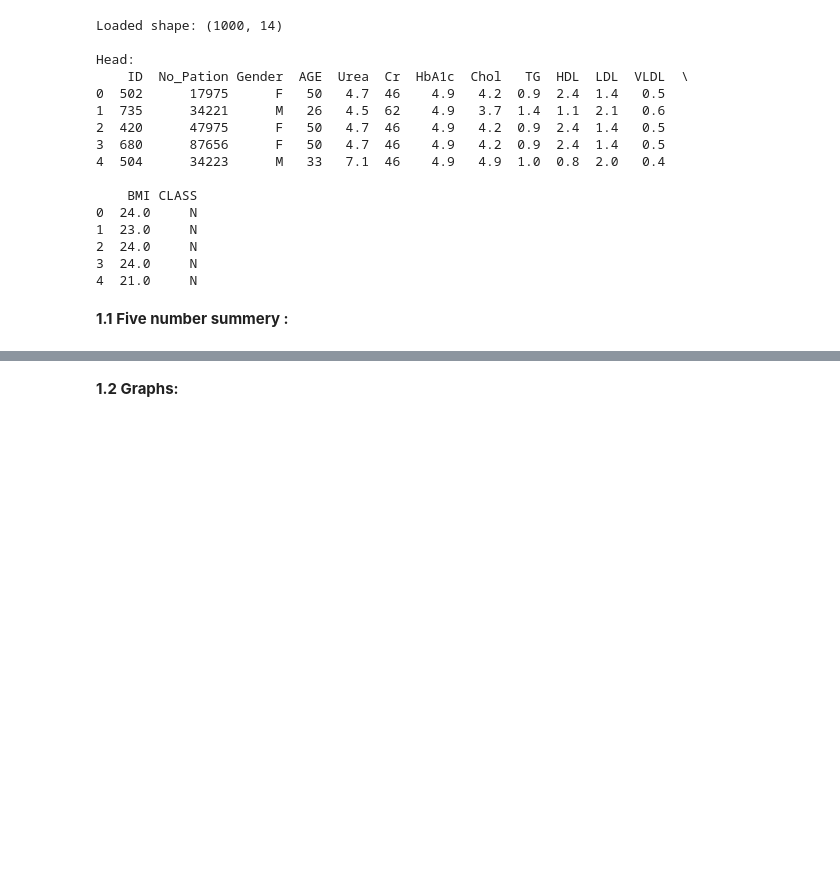
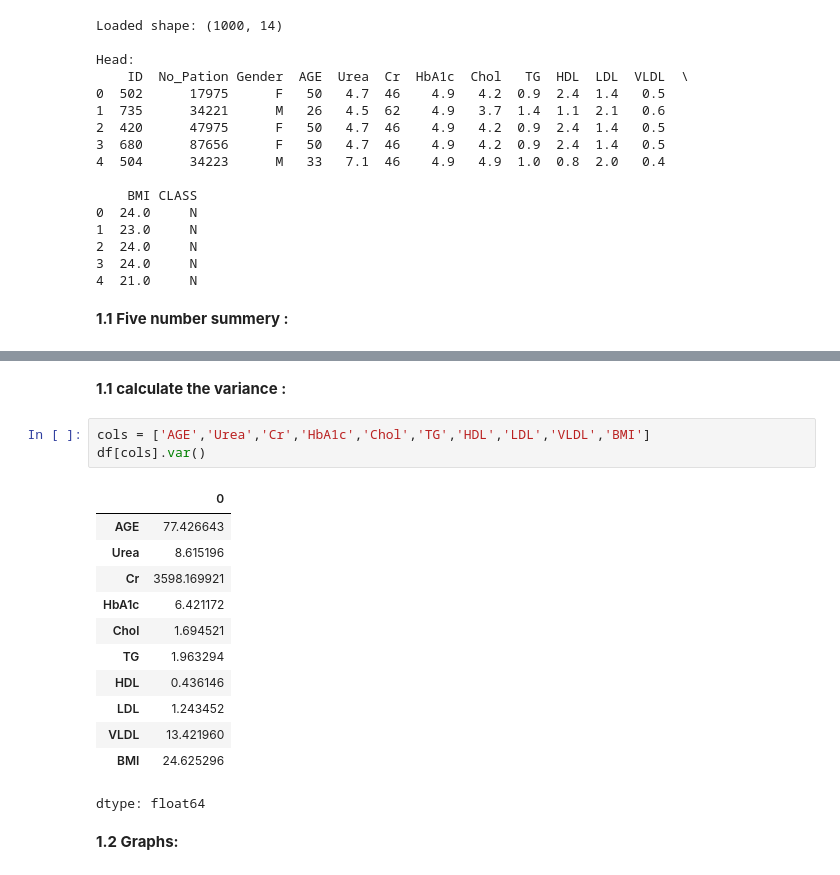
Before and after one commit to yaraaldos/Diabetes-risk-prediction, a Jupyter notebook: Phase2.ipynb, the cells around one changed output, grey strips where cells are left out. Cells and saved outputs as stored; diff of their text form; blank space fills up the shorter version.

```diff
--- a/Phase2.ipynb
+++ b/Phase2.ipynb
@@ -53,6 +53,24 @@ df.describe() # for showing the five number summery (statistical summury)
 | 50% | 300.500000 | 3.439550e+04 | 55.000000 | 4.600000 | 60.000000 | 8.000000 | 4.800000 | 2.000000 | 1.100000 | 2.500000 | 0.900000 | ... |
 | 75% | 550.250000 | 4.538425e+04 | 59.000000 | 5.700000 | 73.000000 | 10.200000 | 5.600000 | 2.900000 | 1.300000 | 3.300000 | 1.500000 | ... |
 | max | 800.000000 | 7.543566e+07 | 79.000000 | 38.900000 | 800.000000 | 16.000000 | 10.300000 | 13.800000 | 9.900000 | 9.900000 | 35.000000 | ... |
+# %% [markdown]
+**1.1 calculate the variance :**
+# %%
+cols = ['AGE','Urea','Cr','HbA1c','Chol','TG','HDL','LDL','VLDL','BMI']
+df[cols].var()
+# %% [output]
+|  | 0 |
+| AGE | 77.426643 |
+| Urea | 8.615196 |
+| Cr | 3598.169921 |
+| HbA1c | 6.421172 |
+| Chol | 1.694521 |
+| TG | 1.963294 |
+| HDL | 0.436146 |
+| LDL | 1.243452 |
+| VLDL | 13.421960 |
+| BMI | 24.625296 |
+dtype: float64
 # %% [markdown]
 **1.2 Graphs:**
 # %%
```
Also changed, not shown: parts of 2 cells of this notebook.
